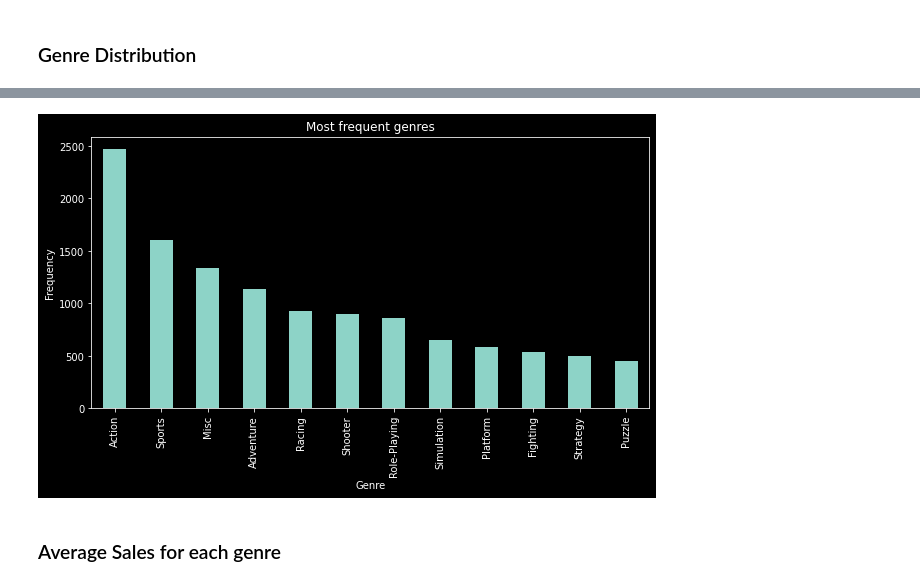
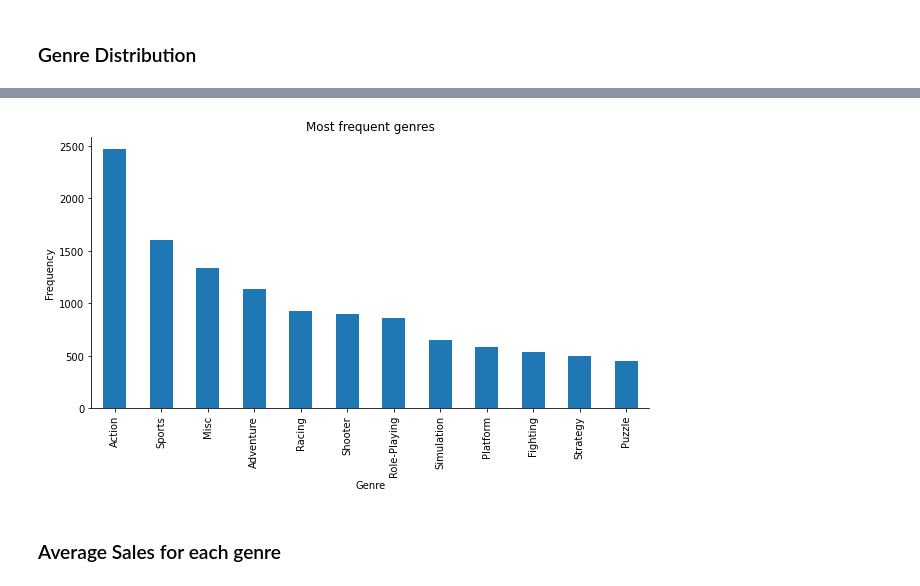
Before and after one commit to GhiathAjam/Analysis-of-Video-Games-Sales, a Jupyter notebook: Analysis/DescriptiveQuestions/Q2.ipynb, the cells around one changed output, grey strips where cells are left out. Saved outputs shown, nothing was run; the diff lists cells and outputs as text; code cells hidden in the pictures.

```diff
--- a/Analysis/DescriptiveQuestions/Q2.ipynb
+++ b/Analysis/DescriptiveQuestions/Q2.ipynb
@@ -44,3 +44,6 @@ Number of original rows:  11959
 ## Analysis
 # %% [markdown]
 ### Genre Distribution
+# %%
+genres=df['Genre'].value_counts()
+genres
@@ -47,12 +64,13 @@ Number of original rows:  11959
 # %%
-df['Genre'].value_counts().plot(kind='bar', figsize=(10,5))
-plt.style.use('dark_background')
+genres.plot(kind='bar', figsize=(10,5))
+
+sns.despine(left=False, bottom=False)
 plt.title('Most frequent genres')
 plt.xlabel('Genre')
 plt.ylabel('Frequency')
 plt.show()
 # %% [output]
-[figure, old version]
+[figure, new version]
 # %% [markdown]
 ### Average Sales for each genre
 # %%
```
Also changed, not shown: parts of 8 cells of this notebook.
